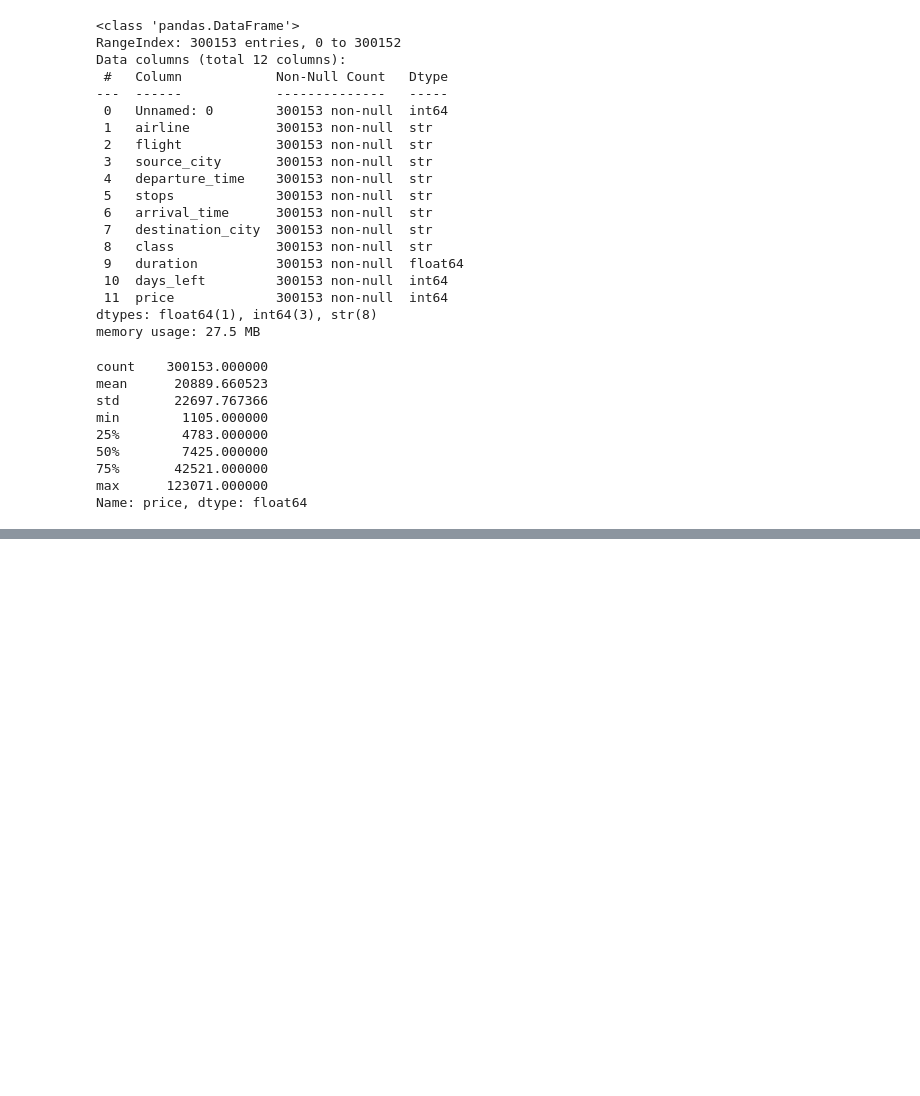
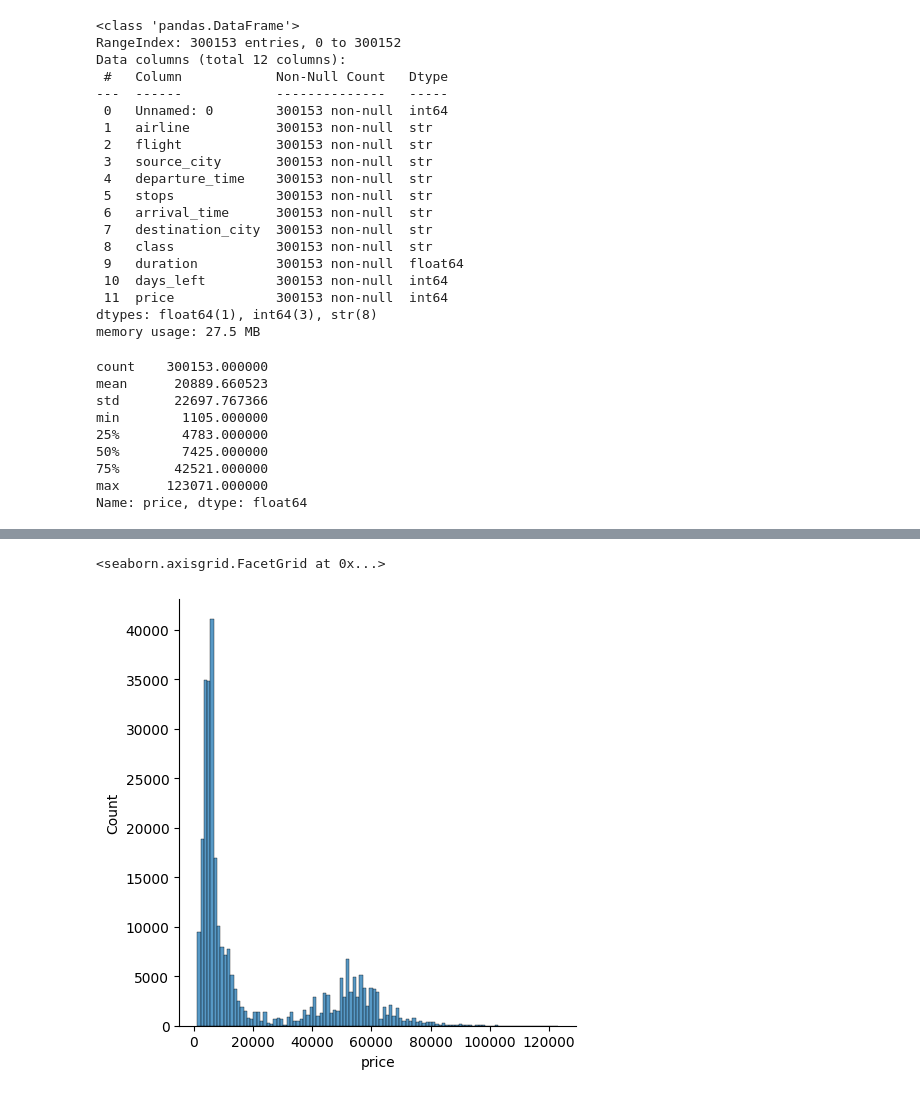
Before and after one commit to Data-Analysis-Hub/Machine-Learning-Flight-ticket-prices-prediction, a Jupyter notebook: tasks.ipynb, the cells around one changed output, grey strips where cells are left out. Saved outputs shown, nothing was run; the diff lists cells and outputs as text; code cells hidden in the pictures; blank space fills up the shorter version.

```diff
--- a/tasks.ipynb
+++ b/tasks.ipynb
@@ -79,0 +91,5 @@ Name: price, dtype: float64
+# %%
+sns.displot(data= df , x= "price")
+# %% [output]
+<seaborn.axisgrid.FacetGrid at 0x...>
+[figure, added]
```
Also changed, not shown: parts of 5 cells of this notebook.
